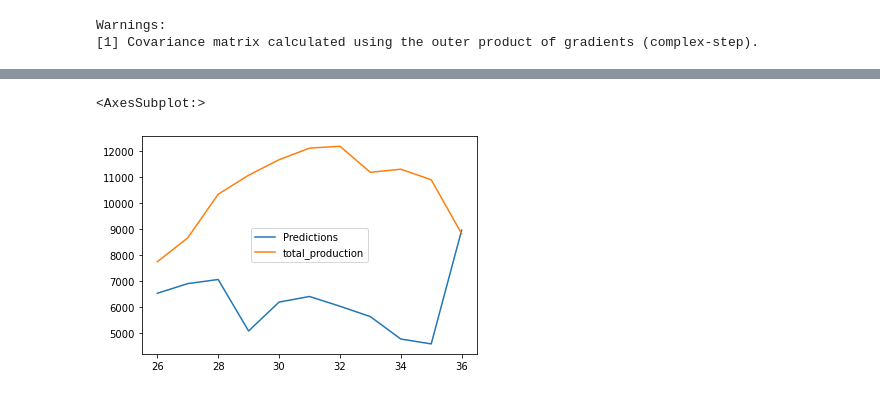
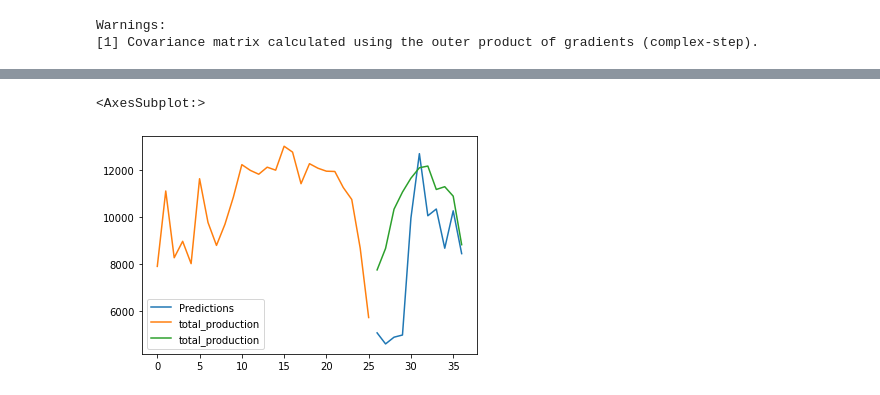
Before and after one commit to Dude-where-s-my-copper/EV_growth, a Jupyter notebook: jarads_workbook.ipynb, the cells around one changed output, grey strips where cells are left out. Drawn from its saved outputs; the diff is of its cells as text; code cells hidden in the pictures.

```diff
--- a/jarads_workbook.ipynb
+++ b/jarads_workbook.ipynb
@@ -663,7 +663,7 @@ from statsmodels.tsa.statespace.sarimax import SARIMAX
 
 model = SARIMAX(train['total_production'],
                 order = (0, 1, 1),
-                seasonal_order =(2, 1, 1, 12))
+                seasonal_order =(2, 1, 1, 10))
 
 result = model.fit()
 result.summary()
@@ -710,14 +719,15 @@ Warnings:
 # %%
 start = len(train)
 end = len(train) + len(test) - 1
 
 # Predictions for one-year against the test set
 predictions = result.predict(start, end,
                              typ = 'levels').rename("Predictions")
 
 # plot predictions and actual values
 predictions.plot(legend = True)
+train['total_production'].plot(legend = True)
 test['total_production'].plot(legend = True)
 # %% [output]
 <AxesSubplot:>
-[figure, old version]
+[figure, new version]
```
Also changed, not shown: parts of 2 cells of this notebook.
